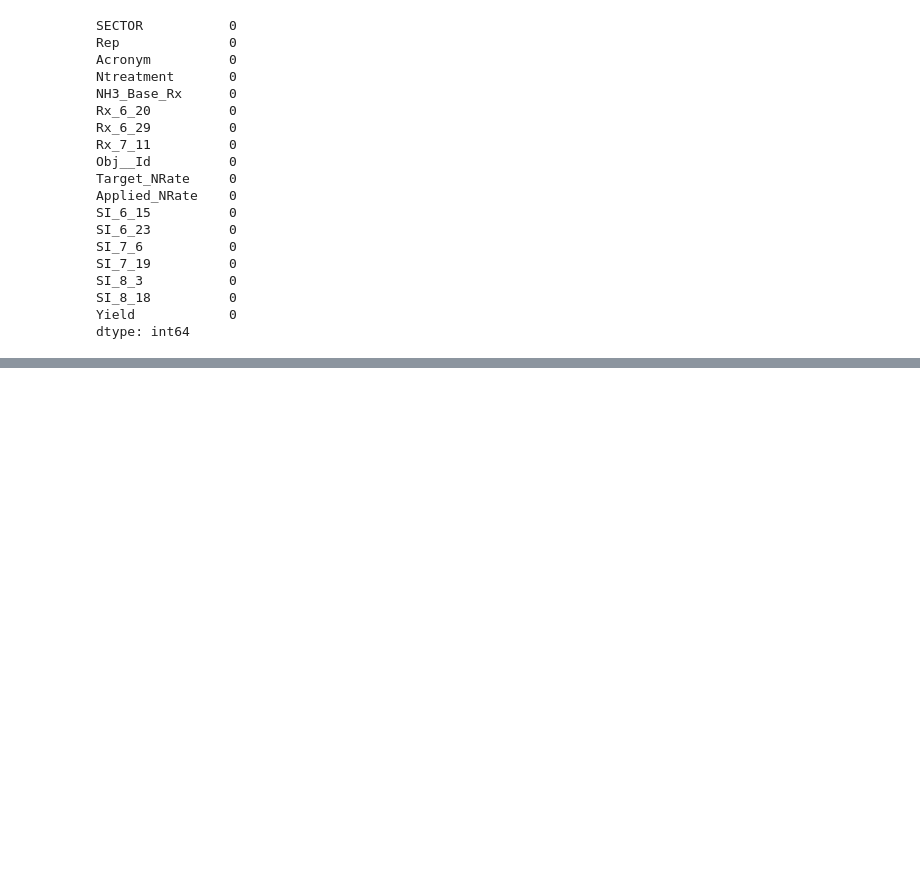
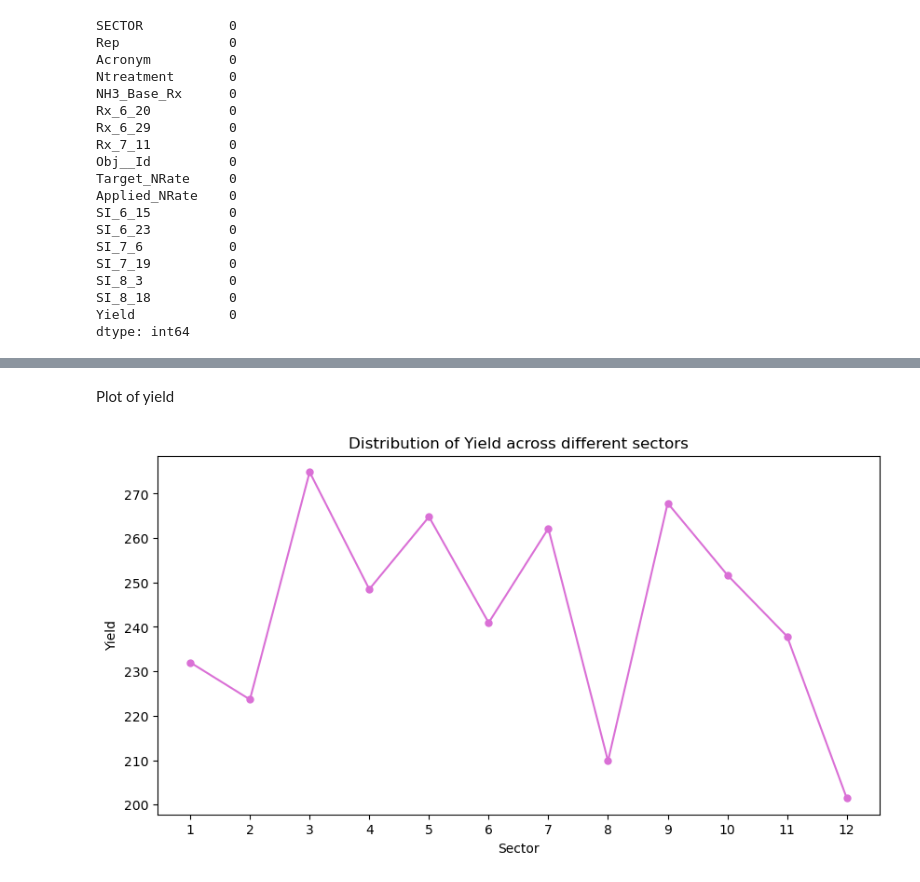
Before and after one commit to Gayara-Fernando/Summer_misc, a Jupyter notebook: Plots.ipynb, the cells around one changed output, grey strips where cells are left out. Saved outputs shown, nothing was run; the diff lists cells and outputs as text; code cells hidden in the pictures; blank space fills up the shorter version.

```diff
--- a/Plots.ipynb
+++ b/Plots.ipynb
@@ -83,0 +156,17 @@ dtype: int64
+# %% [markdown]
+Plot of yield
+# %%
+# A line plot for all dates
+plt.figure(figsize = (10, 5))
+plt.plot(sectors, CK_data['Yield'], color = 'orchid', marker = 'o',  markersize = 5, label = 'SI_6_15')
+plt.xlabel("Sector")
+plt.ylabel("Yield")
+plt.title("Distribution of Yield across different sectors")
+plt.xticks(sectors)
+
+
+plt.savefig("figures/Ditribution_of_yield.png", bbox_inches='tight')
+
+plt.show()
+# %% [output]
+[figure, added]
```
Also changed, not shown: parts of 7 cells of this notebook.
